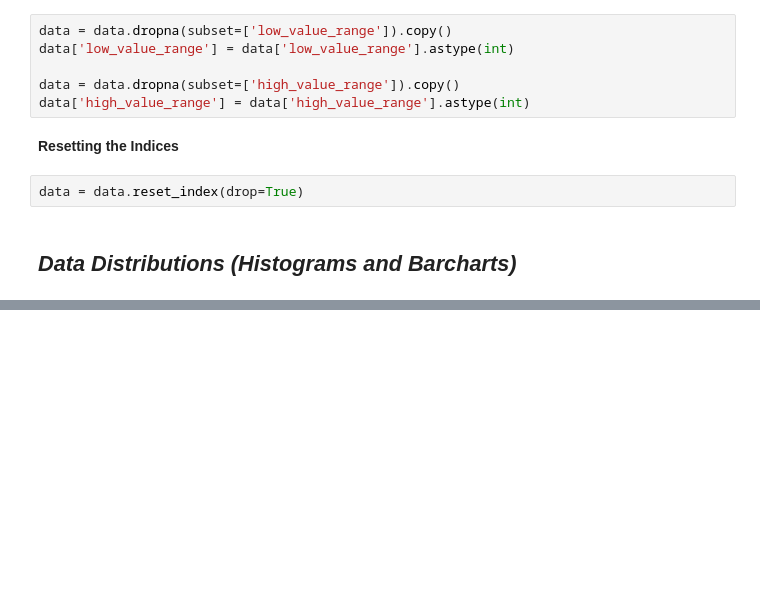
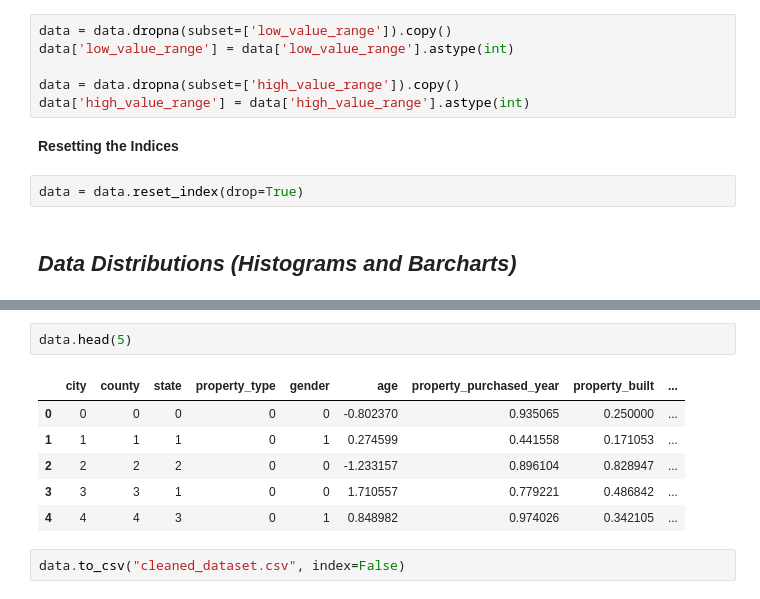
Before and after one commit to ahmedembeddedx/Housing_Data_Predictive_Model, a Jupyter notebook: Notebook.ipynb, the cells around one changed output, grey strips where cells are left out. Drawn from its saved outputs; the diff is of its cells as text; blank space fills up the shorter version.

```diff
--- a/Notebook.ipynb
+++ b/Notebook.ipynb
@@ -316,0 +298,11 @@ data.to_csv("cleaned_dataset.csv", index=False)
+# %%
+data.head(5)
+# %% [output]
+|  | city | county | state | property_type | gender | age | property_purchased_year | property_built | ... |
+| 0 | 0 | 0 | 0 | 0 | 0 | -0.802370 | 0.935065 | 0.250000 | ... |
+| 1 | 1 | 1 | 1 | 0 | 1 | 0.274599 | 0.441558 | 0.171053 | ... |
+| 2 | 2 | 2 | 2 | 0 | 0 | -1.233157 | 0.896104 | 0.828947 | ... |
+| 3 | 3 | 3 | 1 | 0 | 0 | 1.710557 | 0.779221 | 0.486842 | ... |
+| 4 | 4 | 4 | 3 | 0 | 1 | 0.848982 | 0.974026 | 0.342105 | ... |
+# %%
+data.to_csv("cleaned_dataset.csv", index=False)
```
Also changed, not shown: parts of 32 cells of this notebook.
